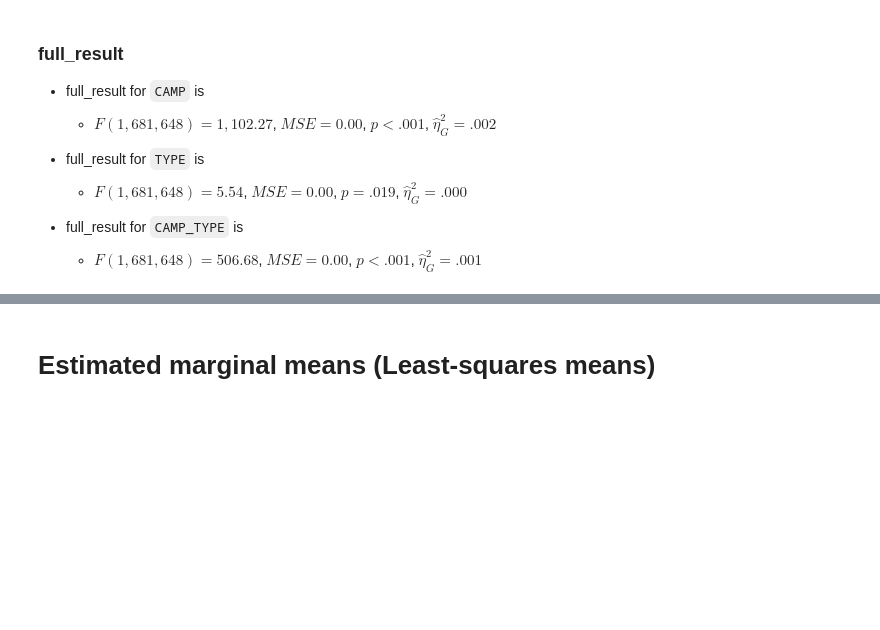
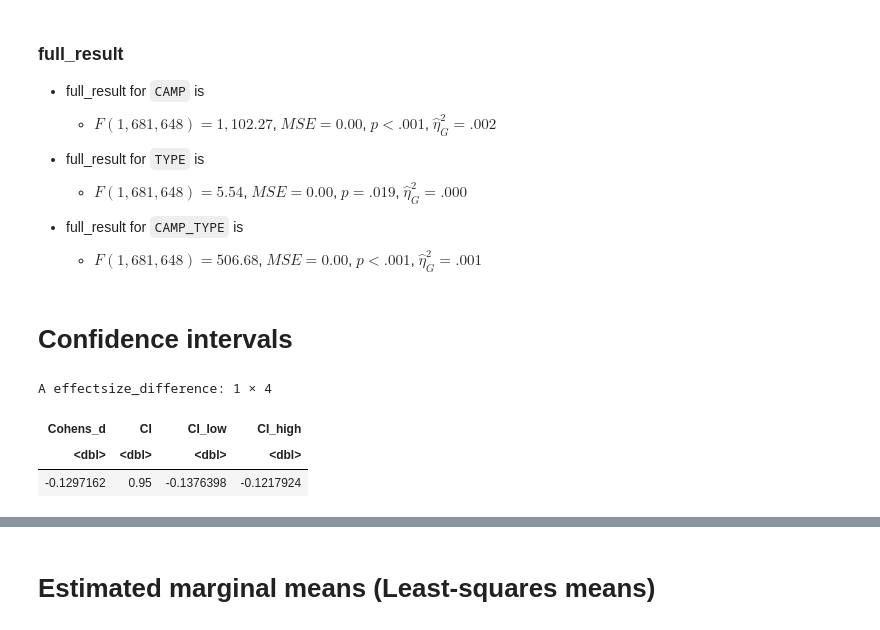
Before and after one commit to deepsensemaking/gdsm, a Jupyter notebook: t1006_output_eR__002_aov_4__unstacked.ipynb, the cells around one changed output, grey strips where cells are left out. Cells and saved outputs as stored; diff of their text form; code cells hidden in the pictures; blank space fills up the shorter version.

```diff
--- a/t1006_output_eR__002_aov_4__unstacked.ipynb
+++ b/t1006_output_eR__002_aov_4__unstacked.ipynb
@@ -199,3 +170,5 @@ load(file=ifName)
 df3 <- df2
 # %%
 df2 <- subset(df2,wordCnt>4) # ~649262 obs
+# %%
+df2$LBL <- paste(df2$CAMP,"_",df2$TYPE, sep="")
@@ -478,3 +432,12 @@ display_markdown(apaMd(apa0ag["full_result"]))
 - full_result for `CAMP_TYPE` is
 
   - $F(1, 681,648) = 506.68$, $\mathit{MSE} = 0.00$, $p < .001$, $\hat{\eta}^2_G = .001$
+# %% [markdown]
+# Confidence intervals
+# %%
+cohens_d(ag01Prc~CAMP, data = df2)
+# %% [output]
+A effectsize_difference: 1 × 4
+| Cohens_d | CI | CI_low | CI_high |
+| <dbl> | <dbl> | <dbl> | <dbl> |
+| -0.1297162 | 0.95 | -0.1376398 | -0.1217924 |
```
Also changed, not shown: parts of 26 cells of this notebook.
